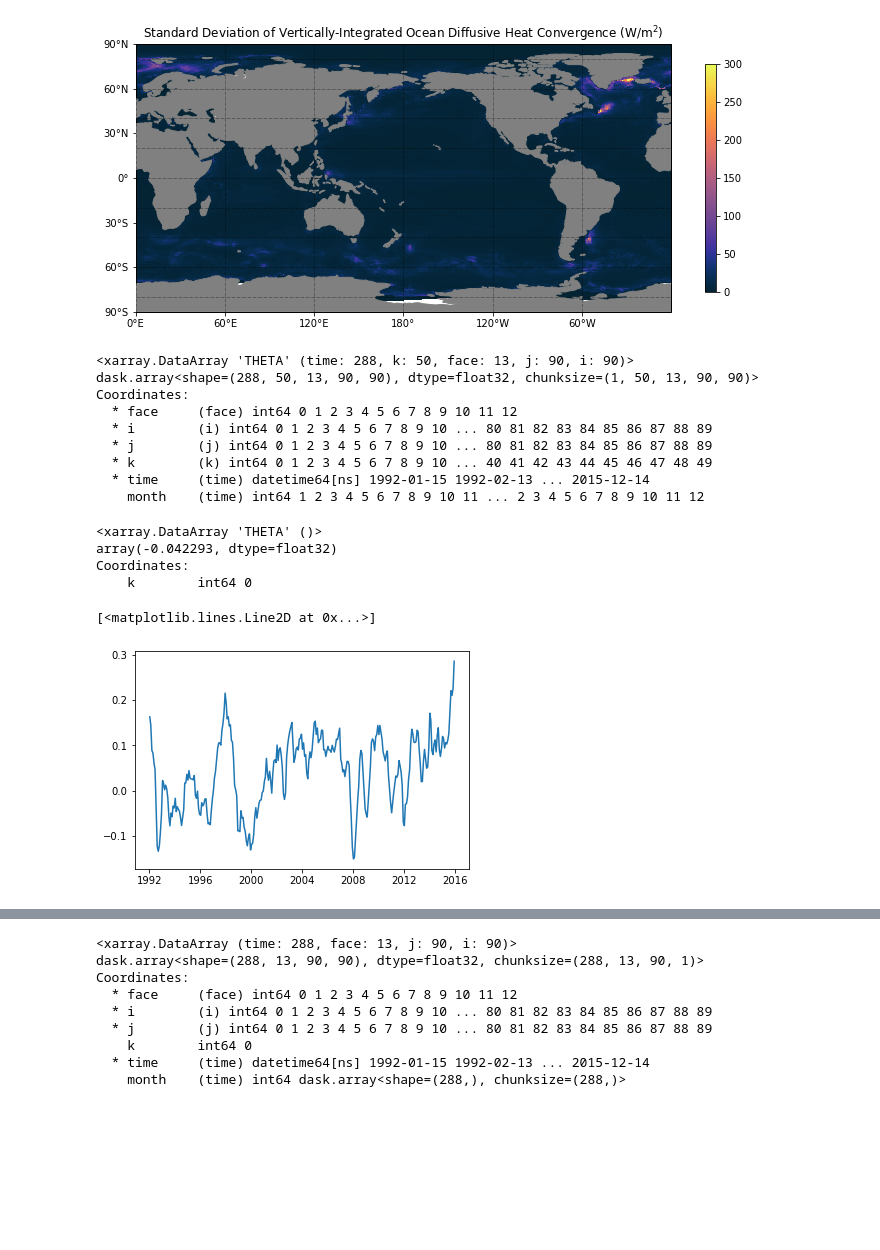
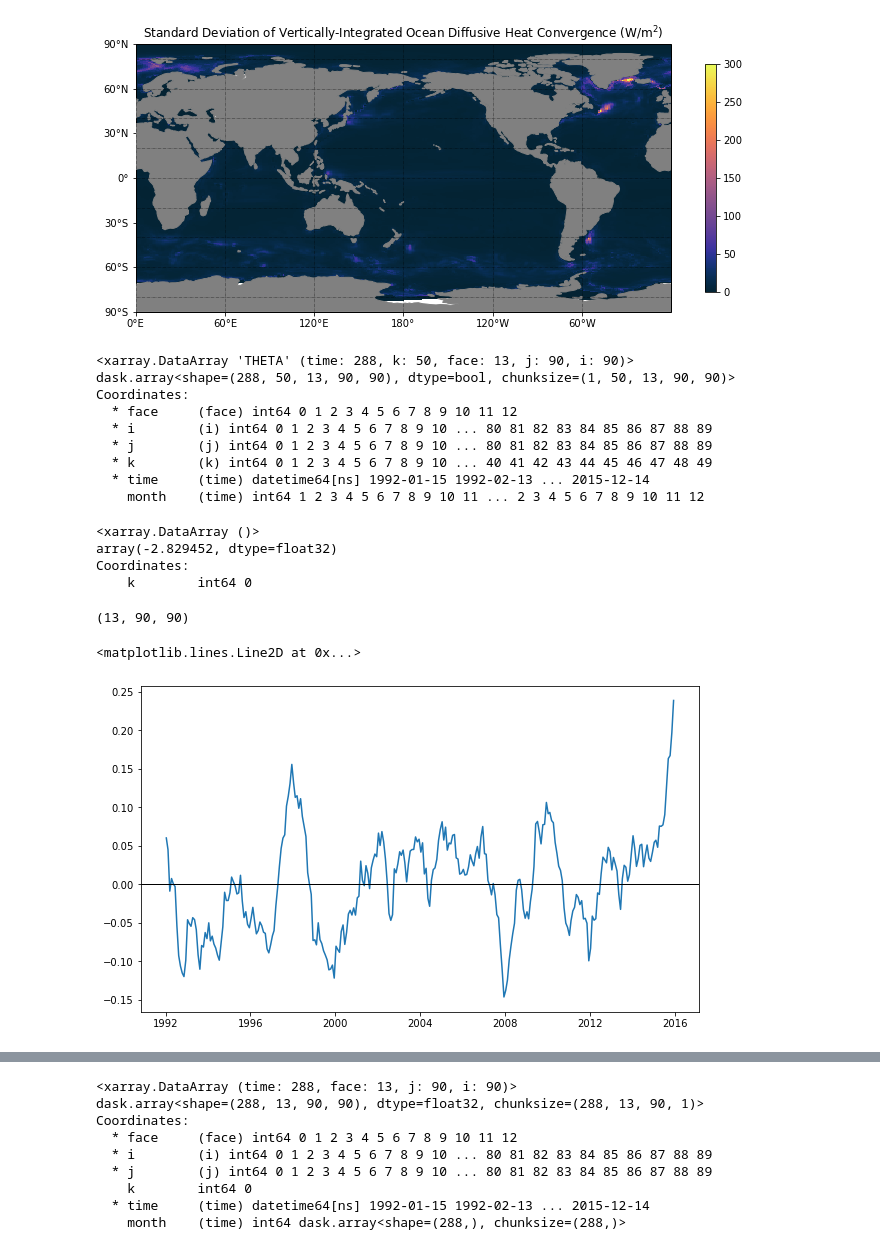
Before and after one commit to cpatrizio88/pangeo_ECCO, a Jupyter notebook: test_ecco.ipynb, the cells around one changed output, grey strips where cells are left out. Cells and saved outputs as stored; diff of their text form; code cells hidden in the pictures; blank space fills up the shorter version.

Commit message:
testing area weighted mean

```diff
--- a/test_ecco.ipynb
+++ b/test_ecco.ipynb
@@ -417,9 +414,11 @@ import scipy.signal as signal
 # %%
 # Mask 0 entries (continents)
 theta_anom = theta_anom.where(theta_anom != 0)
+landmask = theta_anom == np.nan
+landmask
 # %% [output]
 <xarray.DataArray 'THETA' (time: 288, k: 50, face: 13, j: 90, i: 90)>
-dask.array<shape=(288, 50, 13, 90, 90), dtype=float32, chunksize=(1, 50, 13, 90, 90)>
+dask.array<shape=(288, 50, 13, 90, 90), dtype=bool, chunksize=(1, 50, 13, 90, 90)>
 Coordinates:
   * face     (face) int64 0 1 2 3 4 5 6 7 8 9 10 11 12
   * i        (i) int64 0 1 2 3 4 5 6 7 8 9 10 ... 80 81 82 83 84 85 86 87 88 89
@@ -429,12 +428,15 @@ Coordinates:
     month    (time) int64 1 2 3 4 5 6 7 8 9 10 11 ... 2 3 4 5 6 7 8 9 10 11 12
 # %%
 #Plot global mean time series (not detrended)
+areas = coords['rA']
+globearea = areas.sum()
+weights = areas/globearea
 sst_anom = theta_anom.isel(k=0)
 sst_base = sst_anom.sel(time=slice('1992-01-15','2000-01-15'))
-sst_globmean_base = sst_base.mean().load()
-sst_globmean_base #Why is this zero? FIX.
+#sst_globmean_base = (weights*sst_base).sum().load()
+#sst_globmean_base #Why is this zero? FIX.
 # %% [output]
-<xarray.DataArray 'THETA' ()>
-array(-0.042293, dtype=float32)
+<xarray.DataArray ()>
+array(-2.829452, dtype=float32)
 Coordinates:
     k        int64 0
@@ -445,6 +443,12 @@ Coordinates:
+# %%
+weights.shape
+# %% [output]
+(13, 90, 90)
 # %%
-sst_globmean = sst_anom.mean(dim=('face','i','j')).load()
-plt.plot(sst_anom.time, sst_globmean-sst_globmean_base)
+sst_globmean = (weights*sst_anom).sum(dim=('face','i','j')).load()
+plt.figure(figsize=(10,6))
+plt.plot(sst_anom.time, sst_globmean)
+plt.axhline(0,color='k',linewidth=1)
 # %% [output]
-[<matplotlib.lines.Line2D at 0x...>]
+<matplotlib.lines.Line2D at 0x...>
-[figure, old version]
+[figure, new version]
```
Also changed, not shown: parts of 18 cells of this notebook.
